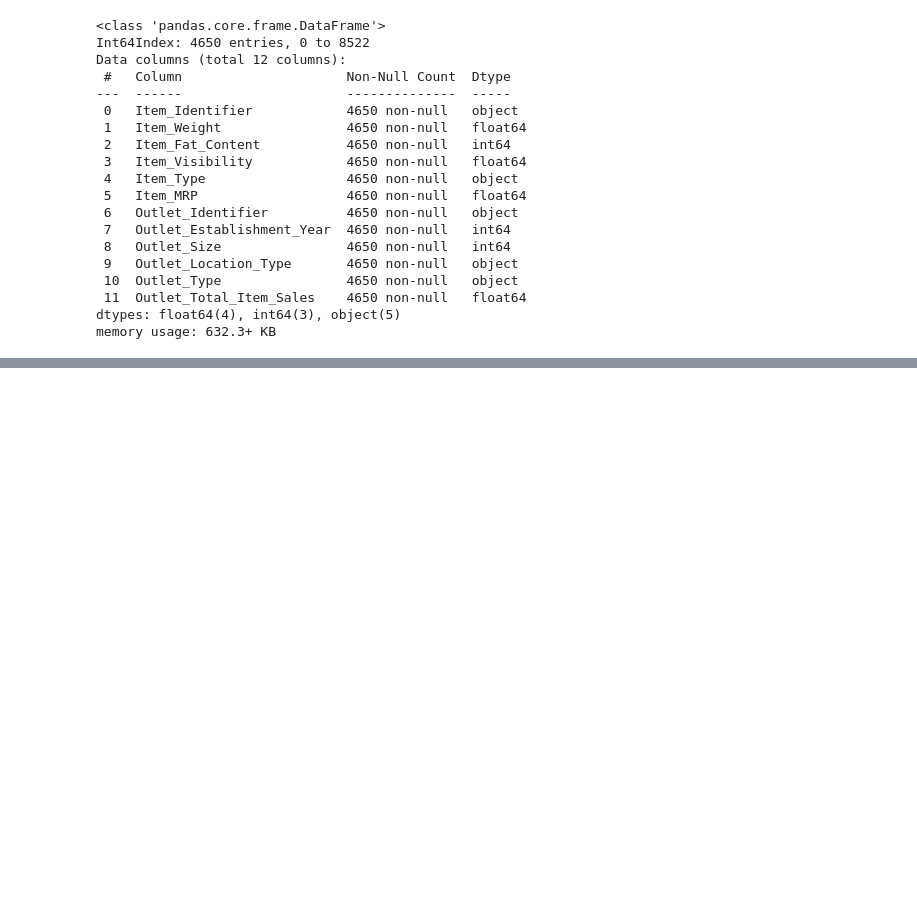
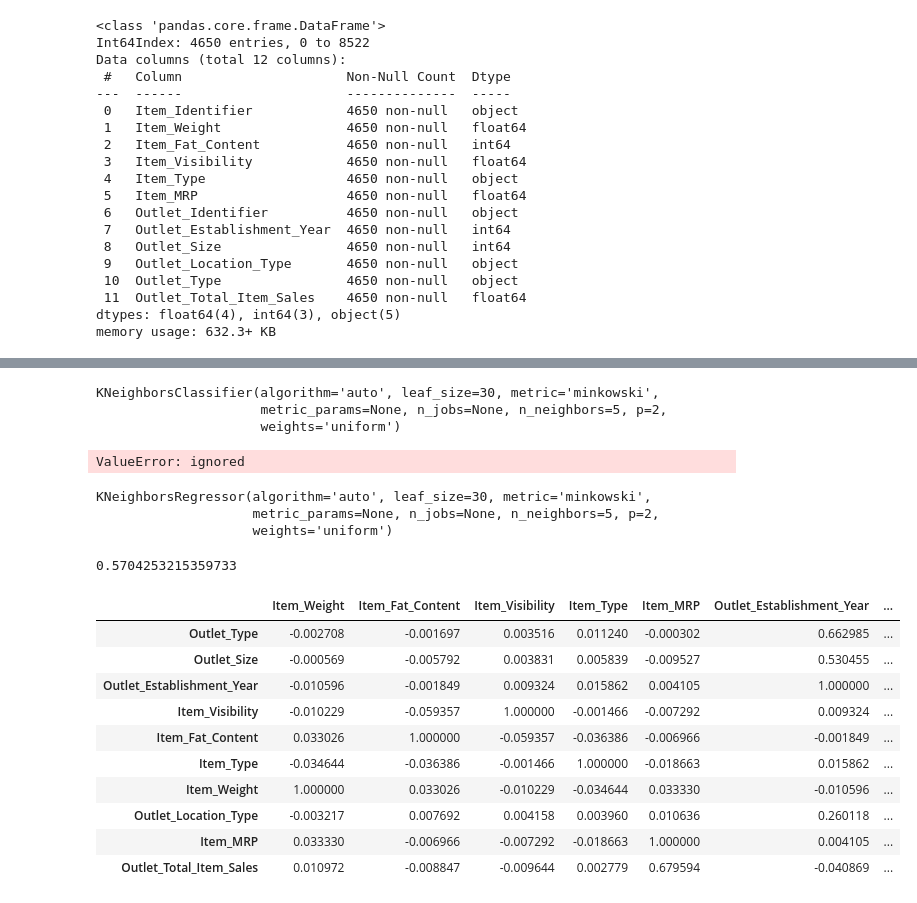
Before and after one commit to cheesecakephobia/food-sales-prediction, a Jupyter notebook: Food_sale_prediction.ipynb, the cells around one changed output, grey strips where cells are left out. Cells and saved outputs as stored; diff of their text form; code cells hidden in the pictures; blank space fills up the shorter version.

```diff
--- a/Food_sale_prediction.ipynb
+++ b/Food_sale_prediction.ipynb
@@ -189,0 +222,38 @@ plt.show()
+# %%
+from sklearn.neighbors import KNeighborsClassifier
+knn_class = KNeighborsClassifier()
+print(knn_class)
+# %% [output]
+KNeighborsClassifier(algorithm='auto', leaf_size=30, metric='minkowski',
+                     metric_params=None, n_jobs=None, n_neighbors=5, p=2,
+                     weights='uniform')
+# %%
+knn_class.fit(X,y)
+# %% [output]
+ValueError: ignored
+# %%
+knn_reg = KNeighborsRegressor()
+knn_reg.fit(X,y)
+# %% [output]
+KNeighborsRegressor(algorithm='auto', leaf_size=30, metric='minkowski',
+                    metric_params=None, n_jobs=None, n_neighbors=5, p=2,
+                    weights='uniform')
+# %%
+preds_age = knn_reg.predict(X)
+knn_reg.score(X,y)
+# %% [output]
+0.5704253215359733
+# %%
+df.corr().sort_values(by = ['Outlet_Total_Item_Sales'])
+# %% [output]
+|  | Item_Weight | Item_Fat_Content | Item_Visibility | Item_Type | Item_MRP | Outlet_Establishment_Year | ... |
+| Outlet_Type | -0.002708 | -0.001697 | 0.003516 | 0.011240 | -0.000302 | 0.662985 | ... |
+| Outlet_Size | -0.000569 | -0.005792 | 0.003831 | 0.005839 | -0.009527 | 0.530455 | ... |
+| Outlet_Establishment_Year | -0.010596 | -0.001849 | 0.009324 | 0.015862 | 0.004105 | 1.000000 | ... |
+| Item_Visibility | -0.010229 | -0.059357 | 1.000000 | -0.001466 | -0.007292 | 0.009324 | ... |
+| Item_Fat_Content | 0.033026 | 1.000000 | -0.059357 | -0.036386 | -0.006966 | -0.001849 | ... |
+| Item_Type | -0.034644 | -0.036386 | -0.001466 | 1.000000 | -0.018663 | 0.015862 | ... |
+| Item_Weight | 1.000000 | 0.033026 | -0.010229 | -0.034644 | 0.033330 | -0.010596 | ... |
+| Outlet_Location_Type | -0.003217 | 0.007692 | 0.004158 | 0.003960 | 0.010636 | 0.260118 | ... |
+| Item_MRP | 0.033330 | -0.006966 | -0.007292 | -0.018663 | 1.000000 | 0.004105 | ... |
+| Outlet_Total_Item_Sales | 0.010972 | -0.008847 | -0.009644 | 0.002779 | 0.679594 | -0.040869 | ... |
```
Also changed, not shown: parts of 21 cells of this notebook.
